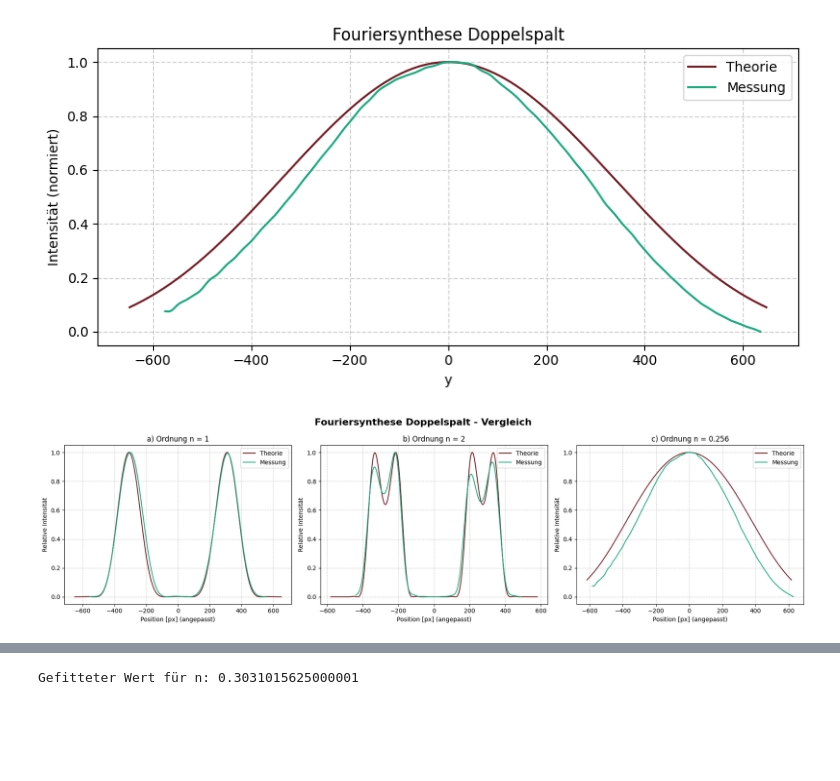
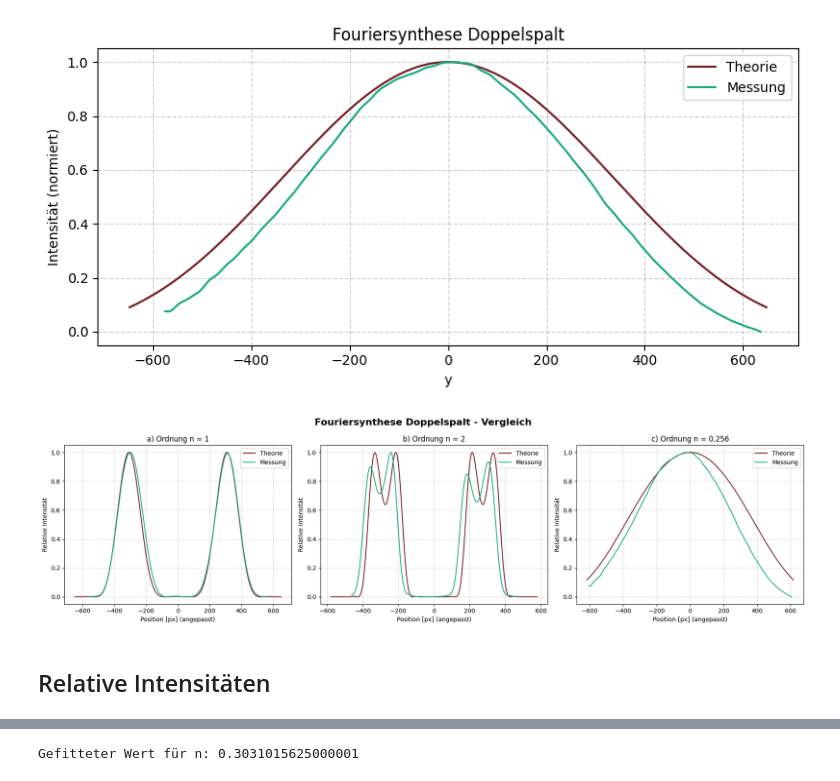
Before and after one commit to FinnZeumer/PAP-2, a Jupyter notebook: Versuche/233/Python/cleaned_code_V233.ipynb, the cells around one changed output, grey strips where cells are left out. Drawn from its saved outputs; the diff is of its cells as text; code cells hidden in the pictures; blank space fills up the shorter version.

```diff
--- a/Versuche/233/Python/cleaned_code_V233.ipynb
+++ b/Versuche/233/Python/cleaned_code_V233.ipynb
@@ -3858,33 +3856,35 @@ fig, axes = plt.subplots(1, 3, figsize=(18, 5), sharey=False)
 
 axes[0].plot(y1, I_th1, color=weinrot, label="Theorie")
 axes[0].plot(x1, I1, color=hellgruen, label="Messung")
 axes[0].set_title("a) Ordnung n = 1")
 axes[0].grid(True, which="both", linestyle="--", alpha=0.6)
 axes[0].legend()
 axes[0].set_xlabel('Position [px] (angepasst)')
 axes[0].set_ylabel('Relative Intensität')
 
 
 
 axes[1].plot(y2, I_th2, color=weinrot, label="Theorie")
-axes[1].plot(x2+23, I2, color=hellgruen, label="Messung")
+axes[1].plot(x2, I2, color=hellgruen, label="Messung")
 axes[1].set_title("b) Ordnung n = 2")
 axes[1].grid(True, which="both", linestyle="--", alpha=0.6)
 axes[1].legend()
 axes[1].set_xlabel('Position [px] (angepasst)')
 axes[1].set_ylabel('Relative Intensität')
 
 axes[2].plot(y3, I_th3, color=weinrot, label="Theorie")
-axes[2].plot(x0+23, I0, color=hellgruen, label="Messung")
+axes[2].plot(x0, I0, color=hellgruen, label="Messung")
 axes[2].set_title(f"c) Ordnung n = {n3}")
 axes[2].grid(True, which="both", linestyle="--", alpha=0.6)
 axes[2].legend()
 axes[2].set_xlabel('Position [px] (angepasst)')
 axes[2].set_ylabel('Relative Intensität')
 
 plt.suptitle("Fouriersynthese Doppelspalt - Vergleich", fontsize=16, weight='bold')
 plt.savefig(f'{safe_folder}Kombiniert{aufgabe}.pdf', dpi=300)
 plt.tight_layout()
 plt.show()
 # %% [output]
-[figure, old version]
+[figure, new version]
+# %% [markdown]
+## Relative Intensitäten
```
Also changed, not shown: parts of 7 cells of this notebook, 24 other files.
